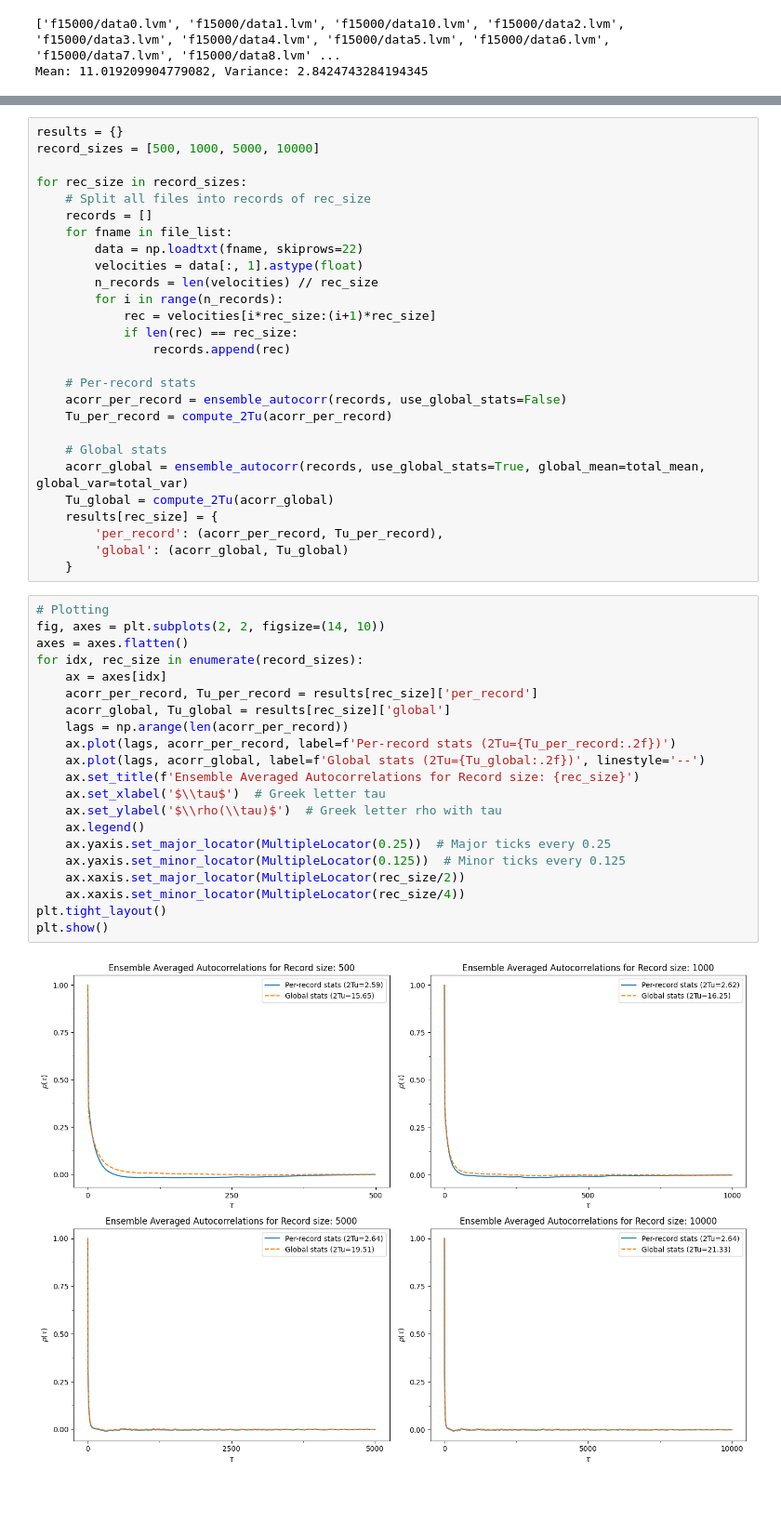
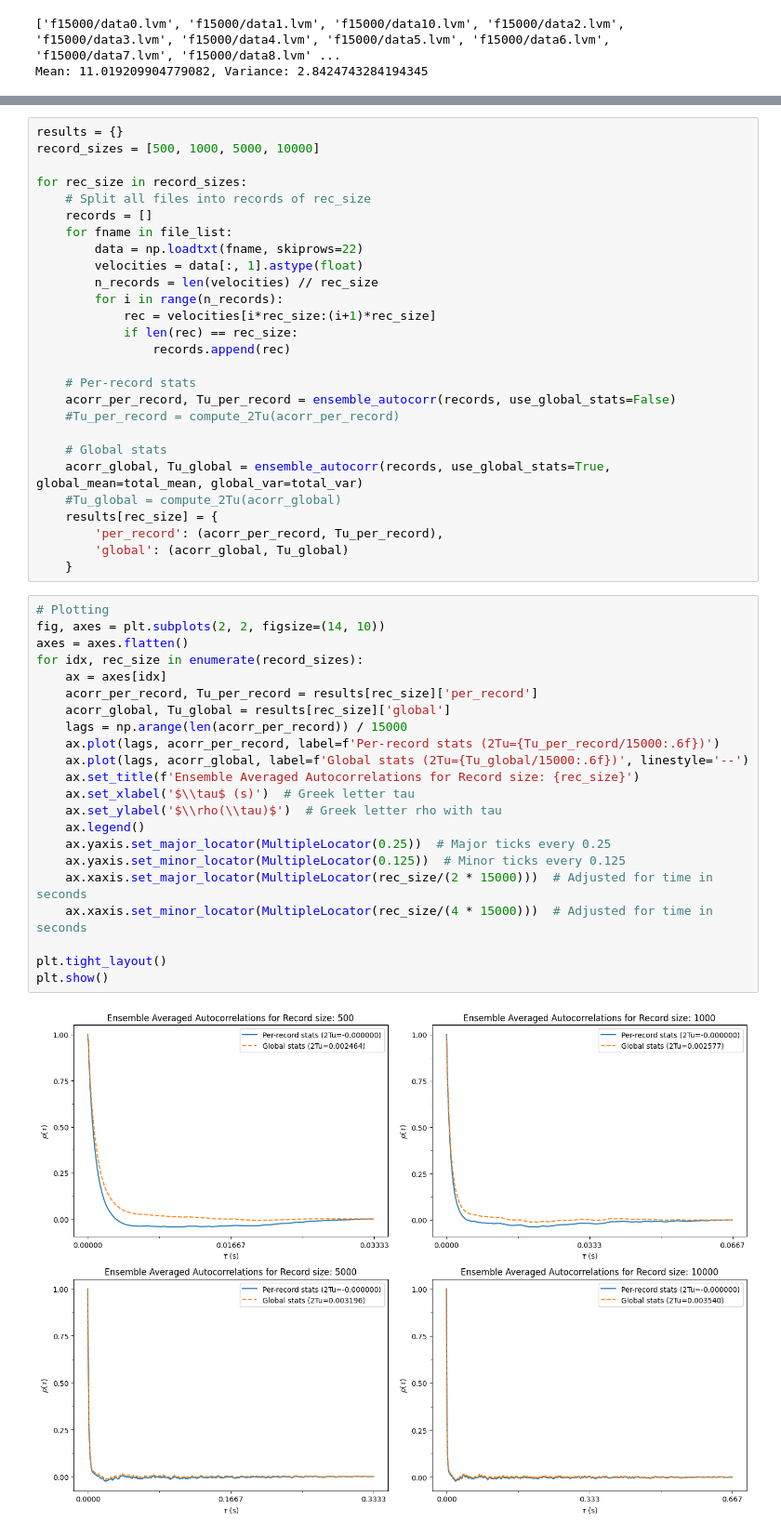
Before and after one commit to Jagardiner97/Engineering_Experiments_Class, a Jupyter notebook: HW6 - Autocorrelations/autocorrelation.ipynb, the cells around one changed output, grey strips where cells are left out. Shown at 93% size. Saved outputs shown, nothing was run; the diff lists cells and outputs as text; blank space fills up the shorter version.

Commit message:
updated code to make tau and 2tu in terms of time instead of samples and updated pdf

```diff
--- a/HW6 - Autocorrelations/autocorrelation.ipynb
+++ b/HW6 - Autocorrelations/autocorrelation.ipynb
@@ -77,12 +137,12 @@ for rec_size in record_sizes:
                 records.append(rec)
 
     # Per-record stats
-    acorr_per_record = ensemble_autocorr(records, use_global_stats=False)
-    Tu_per_record = compute_2Tu(acorr_per_record)
+    acorr_per_record, Tu_per_record = ensemble_autocorr(records, use_global_stats=False)
+    #Tu_per_record = compute_2Tu(acorr_per_record)
 
     # Global stats
-    acorr_global = ensemble_autocorr(records, use_global_stats=True, global_mean=total_mean, global_var=total_var)
-    Tu_global = compute_2Tu(acorr_global)
+    acorr_global, Tu_global = ensemble_autocorr(records, use_global_stats=True, global_mean=total_mean, global_var=total_var)
+    #Tu_global = compute_2Tu(acorr_global)
     results[rec_size] = {
         'per_record': (acorr_per_record, Tu_per_record),
         'global': (acorr_global, Tu_global)
@@ -90,23 +150,24 @@ for rec_size in record_sizes:
 # %%
 # Plotting
 fig, axes = plt.subplots(2, 2, figsize=(14, 10))
 axes = axes.flatten()
 for idx, rec_size in enumerate(record_sizes):
     ax = axes[idx]
     acorr_per_record, Tu_per_record = results[rec_size]['per_record']
     acorr_global, Tu_global = results[rec_size]['global']
-    lags = np.arange(len(acorr_per_record))
-    ax.plot(lags, acorr_per_record, label=f'Per-record stats (2Tu={Tu_per_record:.2f})')
-    ax.plot(lags, acorr_global, label=f'Global stats (2Tu={Tu_global:.2f})', linestyle='--')
+    lags = np.arange(len(acorr_per_record)) / 15000
+    ax.plot(lags, acorr_per_record, label=f'Per-record stats (2Tu={Tu_per_record/15000:.6f})')
+    ax.plot(lags, acorr_global, label=f'Global stats (2Tu={Tu_global/15000:.6f})', linestyle='--')
     ax.set_title(f'Ensemble Averaged Autocorrelations for Record size: {rec_size}')
-    ax.set_xlabel('$\\tau$')  # Greek letter tau
+    ax.set_xlabel('$\\tau$ (s)')  # Greek letter tau
     ax.set_ylabel('$\\rho(\\tau)$')  # Greek letter rho with tau
     ax.legend()
     ax.yaxis.set_major_locator(MultipleLocator(0.25))  # Major ticks every 0.25
     ax.yaxis.set_minor_locator(MultipleLocator(0.125))  # Minor ticks every 0.125
-    ax.xaxis.set_major_locator(MultipleLocator(rec_size/2))
-    ax.xaxis.set_minor_locator(MultipleLocator(rec_size/4))
+    ax.xaxis.set_major_locator(MultipleLocator(rec_size/(2 * 15000)))  # Adjusted for time in seconds
+    ax.xaxis.set_minor_locator(MultipleLocator(rec_size/(4 * 15000)))  # Adjusted for time in seconds
+
 plt.tight_layout()
 plt.show()
 # %% [output]
-[figure, old version]
+[figure, new version]
```
Also changed, not shown: parts of 1 cell of this notebook, 2 other files.
